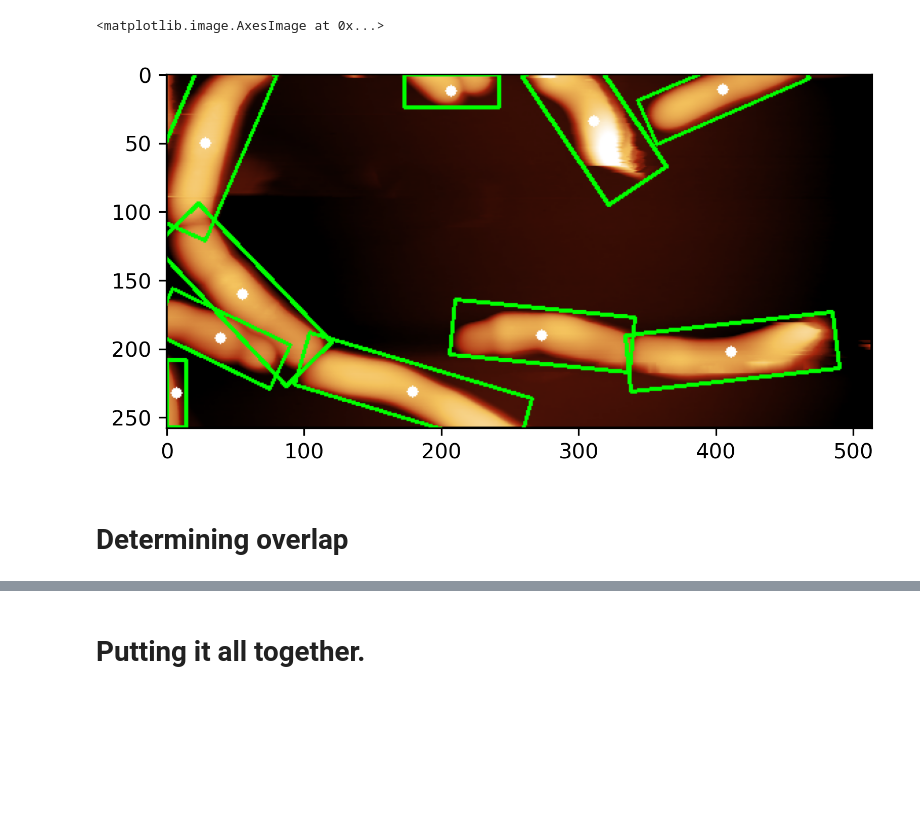
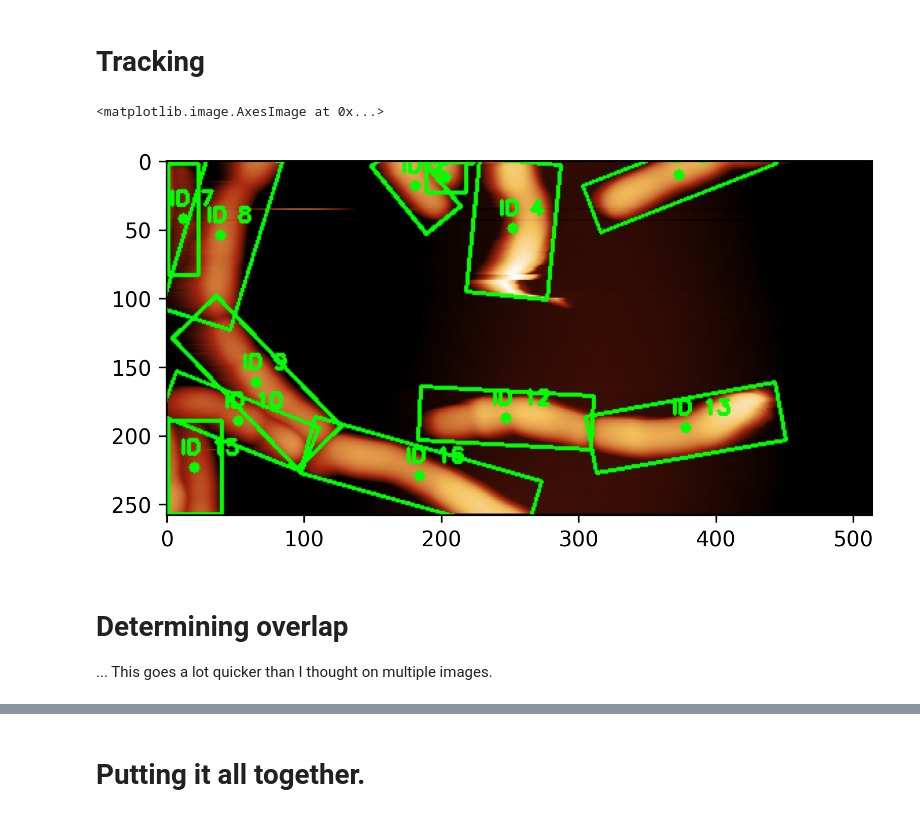
Before and after one commit to Raif-fl/AFM_Automation_code, a Jupyter notebook: Collect_metadata.ipynb, the cells around one changed output, grey strips where cells are left out. Drawn from its saved outputs; the diff is of its cells as text; code cells hidden in the pictures; blank space fills up the shorter version.

```diff
--- a/Collect_metadata.ipynb
+++ b/Collect_metadata.ipynb
@@ -87,5 +70,2 @@ for outl, img in zip(outl_list, img_list):
-# %%
-plt.imshow(box_img_list[7])
-# %% [output]
-<matplotlib.image.AxesImage at 0x...>
-[figure, removed]
+# %% [markdown]
+# Tracking
@@ -92,2 +105,8 @@ plt.imshow(box_img_list[7])
+# %%
+plt.imshow(img_list[4])
+# %% [output]
+<matplotlib.image.AxesImage at 0x...>
+[figure, added]
 # %% [markdown]
 # Determining overlap
+... This goes a lot quicker than I thought on multiple images.
```
Also changed, not shown: parts of 30 cells of this notebook, 23 other files.
